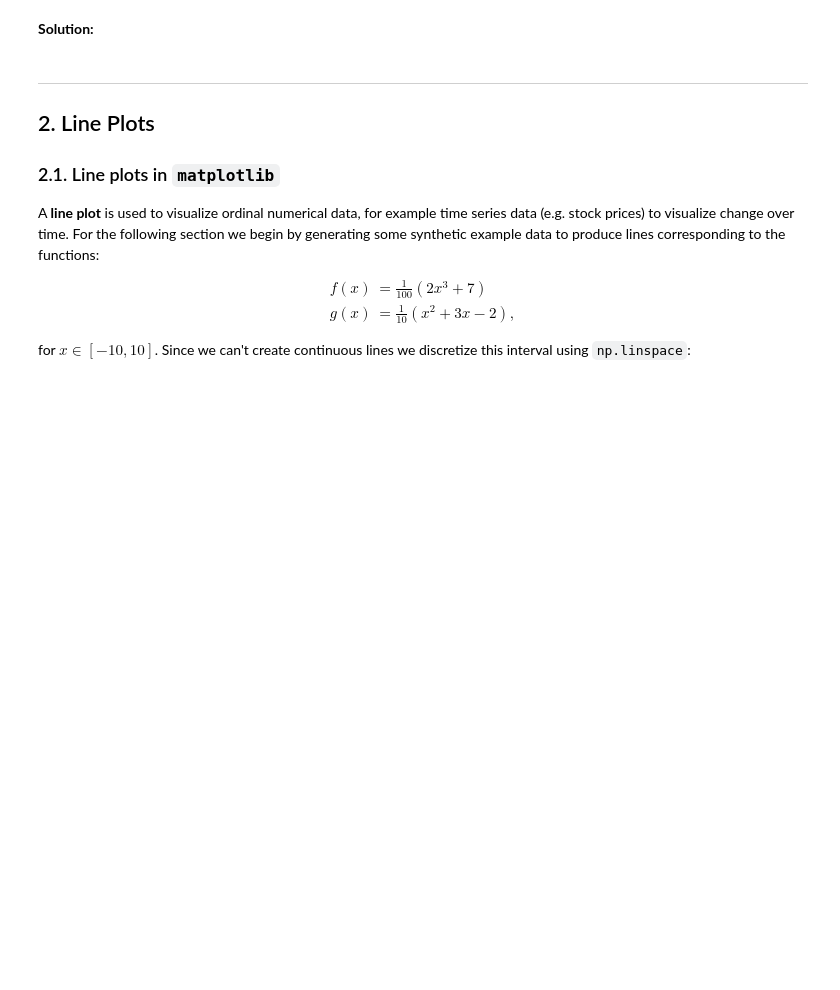
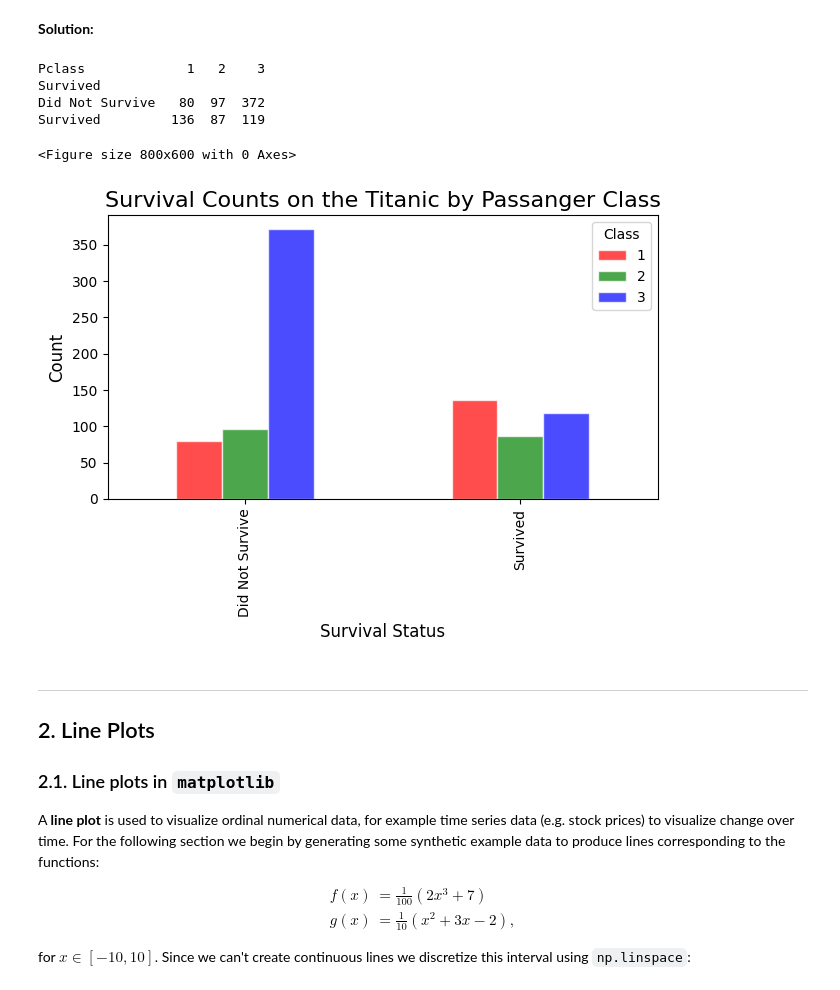
Before and after one commit to aldonunez05/pstat-100, a Jupyter notebook: Lab 3 - Visualizations.ipynb, the cells around one changed output. Drawn from its saved outputs; the diff is of its cells as text; code cells hidden in the pictures; blank space fills up the shorter version.

```diff
--- a/Lab 3 - Visualizations.ipynb
+++ b/Lab 3 - Visualizations.ipynb
@@ -175,6 +194,25 @@ Using the example code above make a bar chart displaying the survival status gro
 ___
 # %% [markdown]
 **Solution:**
+# %%
+survival_by_passanger = titanic.groupby("Survived")["Pclass"].value_counts().unstack()
+print(survival_by_passanger)
+
+plt.figure(figsize=(8,6))
+survival_by_passanger.plot(kind="bar", color=["red", "green", "blue"], edgecolor="white", alpha=0.7)
+plt.title("Survival Counts on the Titanic by Passanger Class", fontsize=16)
+plt.xlabel("Survival Status", fontsize=12)
+plt.ylabel("Count", fontsize=12)
+plt.legend(title="Class")
+plt.tight_layout()
+plt.show()
+# %% [output]
+Pclass             1   2    3
+Survived
+Did Not Survive   80  97  372
+Survived         136  87  119
+<Figure size 800x600 with 0 Axes>
+[figure, added]
 # %% [markdown]
 ---
 
```
Also changed, not shown: parts of 3 cells of this notebook, 3 other files.
